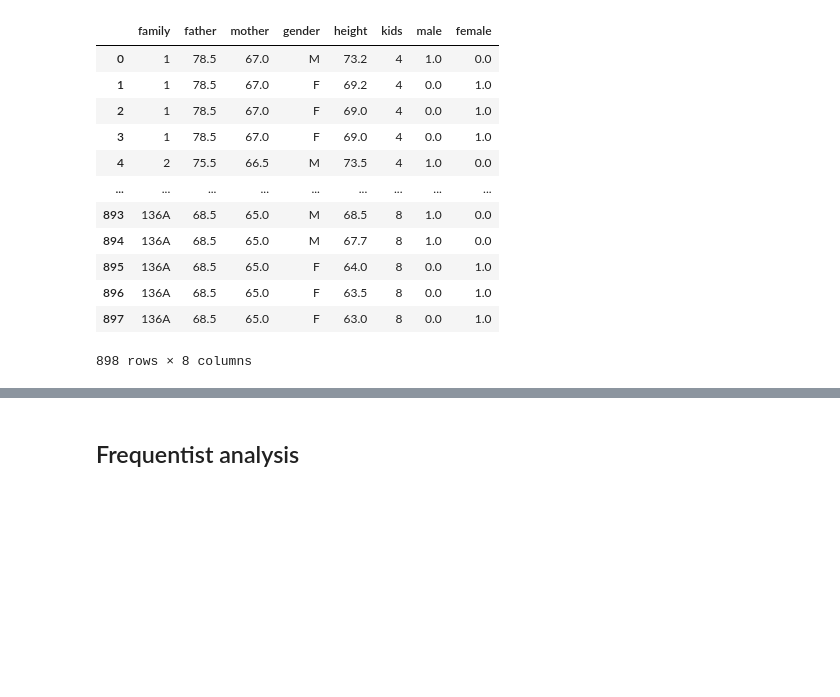
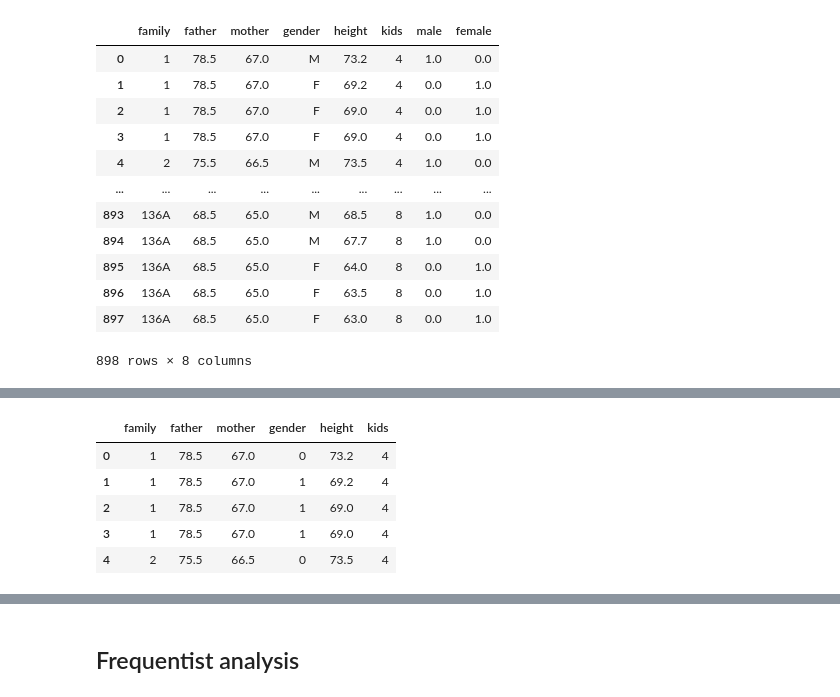
Before and after one commit to elisiojsj/Data-Science, a Jupyter notebook: Galton_Height-analysis.ipynb, the cells around one changed output, grey strips where cells are left out. Drawn from its saved outputs; the diff is of its cells as text; code cells hidden in the pictures; blank space fills up the shorter version.

```diff
--- a/Galton_Height-analysis.ipynb
+++ b/Galton_Height-analysis.ipynb
@@ -33,0 +79,15 @@ plt.show()
+# %%
+# create column gender
+df['gender'] = df['female'].astype(int)
+
+# drop columns 'male' and 'female'
+df.drop(columns=['male', 'female'], inplace=True)
+
+df.head()
+# %% [output]
+|  | family | father | mother | gender | height | kids |
+| 0 | 1 | 78.5 | 67.0 | 0 | 73.2 | 4 |
+| 1 | 1 | 78.5 | 67.0 | 1 | 69.2 | 4 |
+| 2 | 1 | 78.5 | 67.0 | 1 | 69.0 | 4 |
+| 3 | 1 | 78.5 | 67.0 | 1 | 69.0 | 4 |
+| 4 | 2 | 75.5 | 66.5 | 0 | 73.5 | 4 |
```
Also changed, not shown: parts of 12 cells of this notebook.
